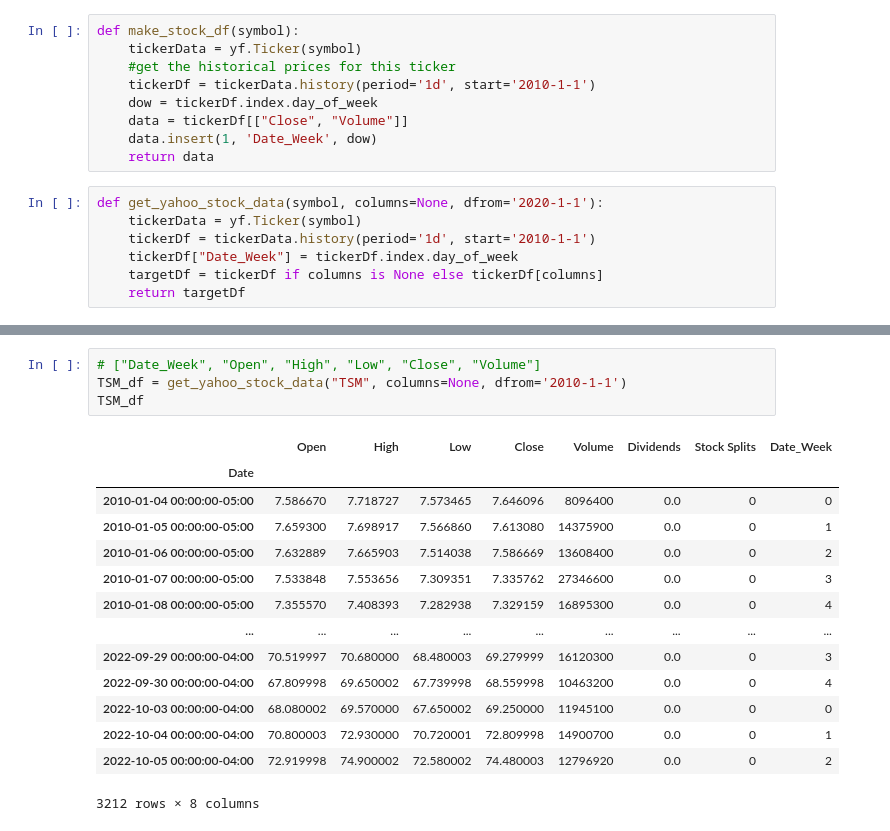
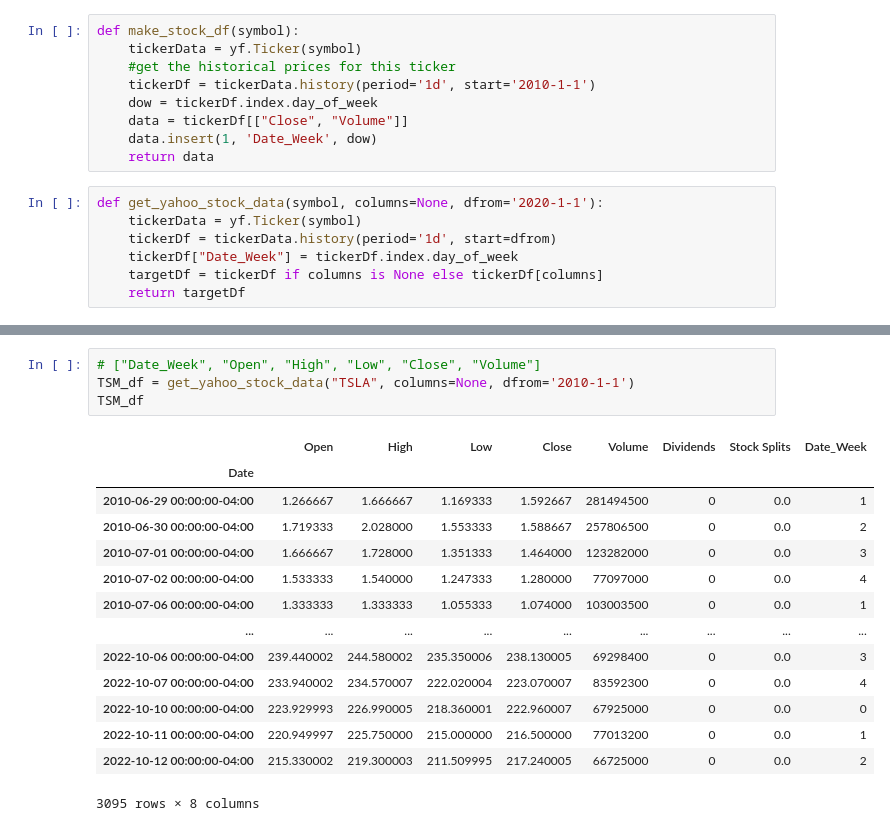
Before and after one commit to frankie-2nfro-com/stock_simple_prediction, a Jupyter notebook: data_preparation.ipynb, the cells around one changed output, grey strips where cells are left out. Saved outputs shown, nothing was run; the diff lists cells and outputs as text.

```diff
--- a/data_preparation.ipynb
+++ b/data_preparation.ipynb
@@ -19,7 +21,7 @@ def make_stock_df(symbol):
 # %%
 def get_yahoo_stock_data(symbol, columns=None, dfrom='2020-1-1'):
     tickerData = yf.Ticker(symbol)
-    tickerDf = tickerData.history(period='1d', start='2010-1-1')
+    tickerDf = tickerData.history(period='1d', start=dfrom)
     tickerDf["Date_Week"] = tickerDf.index.day_of_week
     targetDf = tickerDf if columns is None else tickerDf[columns]
     return targetDf
@@ -26,19 +92,19 @@ def get_yahoo_stock_data(symbol, columns=None, dfrom='2020-1-1'):
 # %%
 # ["Date_Week", "Open", "High", "Low", "Close", "Volume"]
-TSM_df = get_yahoo_stock_data("TSM", columns=None, dfrom='2010-1-1')
+TSM_df = get_yahoo_stock_data("TSLA", columns=None, dfrom='2010-1-1')
 TSM_df
 # %% [output]
 |  | Open | High | Low | Close | Volume | Dividends | Stock Splits | Date_Week |
 | Date |  |  |  |  |  |  |  |  |
-| 2010-01-04 00:00:00-05:00 | 7.586670 | 7.718727 | 7.573465 | 7.646096 | 8096400 | 0.0 | 0 | 0 |
-| 2010-01-05 00:00:00-05:00 | 7.659300 | 7.698917 | 7.566860 | 7.613080 | 14375900 | 0.0 | 0 | 1 |
-| 2010-01-06 00:00:00-05:00 | 7.632889 | 7.665903 | 7.514038 | 7.586669 | 13608400 | 0.0 | 0 | 2 |
-| 2010-01-07 00:00:00-05:00 | 7.533848 | 7.553656 | 7.309351 | 7.335762 | 27346600 | 0.0 | 0 | 3 |
-| 2010-01-08 00:00:00-05:00 | 7.355570 | 7.408393 | 7.282938 | 7.329159 | 16895300 | 0.0 | 0 | 4 |
+| 2010-06-29 00:00:00-04:00 | 1.266667 | 1.666667 | 1.169333 | 1.592667 | 281494500 | 0 | 0.0 | 1 |
+| 2010-06-30 00:00:00-04:00 | 1.719333 | 2.028000 | 1.553333 | 1.588667 | 257806500 | 0 | 0.0 | 2 |
+| 2010-07-01 00:00:00-04:00 | 1.666667 | 1.728000 | 1.351333 | 1.464000 | 123282000 | 0 | 0.0 | 3 |
+| 2010-07-02 00:00:00-04:00 | 1.533333 | 1.540000 | 1.247333 | 1.280000 | 77097000 | 0 | 0.0 | 4 |
+| 2010-07-06 00:00:00-04:00 | 1.333333 | 1.333333 | 1.055333 | 1.074000 | 103003500 | 0 | 0.0 | 1 |
 | ... | ... | ... | ... | ... | ... | ... | ... | ... |
-| 2022-09-29 00:00:00-04:00 | 70.519997 | 70.680000 | 68.480003 | 69.279999 | 16120300 | 0.0 | 0 | 3 |
-| 2022-09-30 00:00:00-04:00 | 67.809998 | 69.650002 | 67.739998 | 68.559998 | 10463200 | 0.0 | 0 | 4 |
-| 2022-10-03 00:00:00-04:00 | 68.080002 | 69.570000 | 67.650002 | 69.250000 | 11945100 | 0.0 | 0 | 0 |
-| 2022-10-04 00:00:00-04:00 | 70.800003 | 72.930000 | 70.720001 | 72.809998 | 14900700 | 0.0 | 0 | 1 |
-| 2022-10-05 00:00:00-04:00 | 72.919998 | 74.900002 | 72.580002 | 74.480003 | 12796920 | 0.0 | 0 | 2 |
+| 2022-10-06 00:00:00-04:00 | 239.440002 | 244.580002 | 235.350006 | 238.130005 | 69298400 | 0 | 0.0 | 3 |
+| 2022-10-07 00:00:00-04:00 | 233.940002 | 234.570007 | 222.020004 | 223.070007 | 83592300 | 0 | 0.0 | 4 |
+| 2022-10-10 00:00:00-04:00 | 223.929993 | 226.990005 | 218.360001 | 222.960007 | 67925000 | 0 | 0.0 | 0 |
+| 2022-10-11 00:00:00-04:00 | 220.949997 | 225.750000 | 215.000000 | 216.500000 | 77013200 | 0 | 0.0 | 1 |
+| 2022-10-12 00:00:00-04:00 | 215.330002 | 219.300003 | 211.509995 | 217.240005 | 66725000 | 0 | 0.0 | 2 |
-3212 rows × 8 columns
+3095 rows × 8 columns
```
Also changed, not shown: parts of 20 cells of this notebook, 1 other file.
